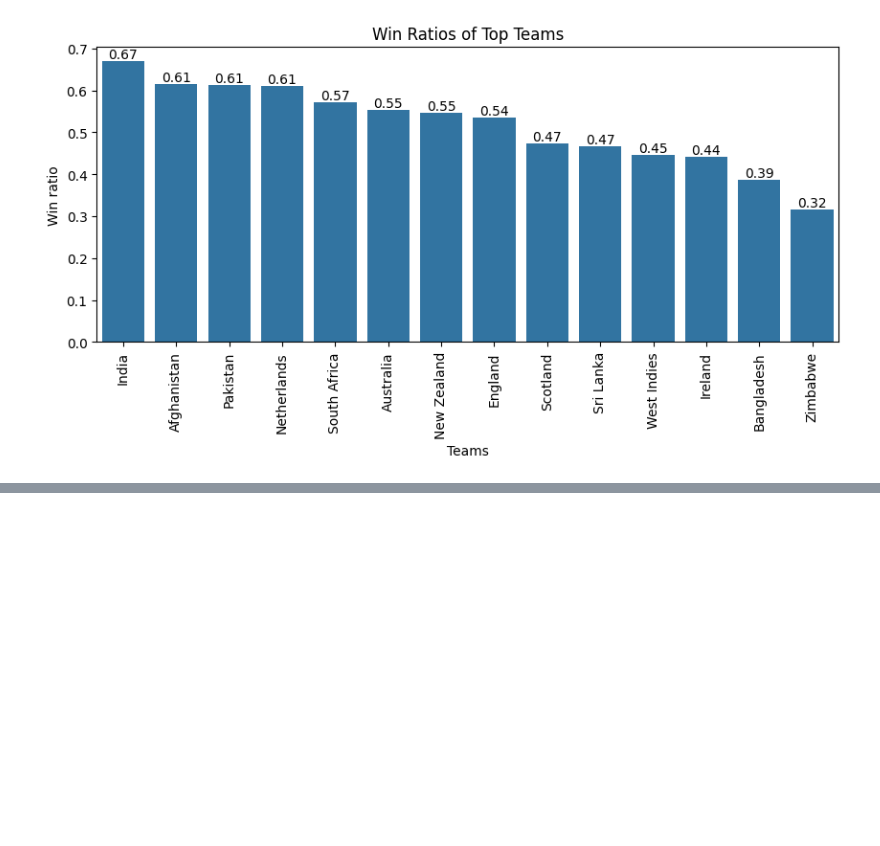
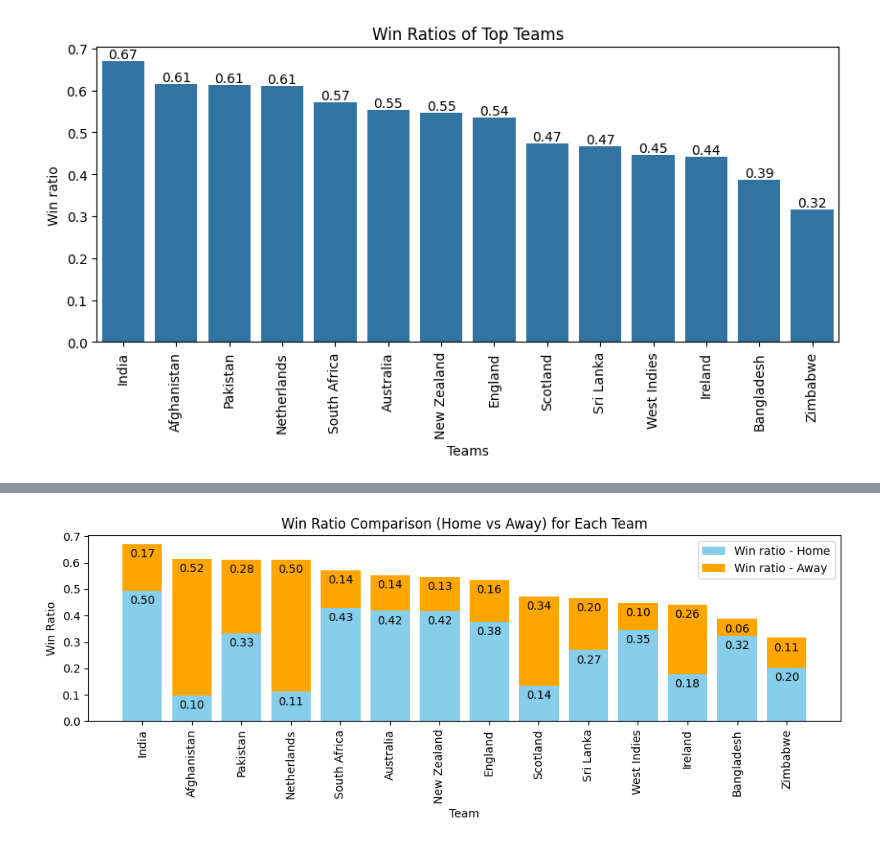
Before and after one commit to NishanD21/T20-Cricket-Data-Analysis, a Jupyter notebook: t20_cricket_analysis.ipynb, the cells around one changed output, grey strips where cells are left out. Saved outputs shown, nothing was run; the diff lists cells and outputs as text; code cells hidden in the pictures; blank space fills up the shorter version.

```diff
--- a/t20_cricket_analysis.ipynb
+++ b/t20_cricket_analysis.ipynb
@@ -442,3 +451,6 @@ for index, value in enumerate(filtered_winr_sorted['Win ratio']):
 plt.show()
 # %% [output]
 [figure]
+# %%
+filtered_winr_home_away = filtered_winr_sorted.drop(columns = {'Win ratio'})
+filtered_winr_home_away
@@ -444,0 +473,36 @@ plt.show()
+# %%
+# plotting the stacked bar chart of home and away win ratios
+
+fig, ax = plt.subplots(figsize=(10, 4))
+
+# Stacked bar chart
+bars_home = ax.bar(filtered_winr_home_away['Team'], filtered_winr_home_away['Win ratio - Home'], label='Win ratio - Home', color='skyblue')
+bars_away = ax.bar(filtered_winr_home_away['Team'], filtered_winr_home_away['Win ratio - Away'], bottom=filtered_winr_home_away['Win ratio - Home'], label='Win ratio - Away', color='orange')
+
+# Adding data labels for Home win ratios
+for bar in bars_home:
+    height = bar.get_height()
+    ax.text(bar.get_x() + bar.get_width()/2, height - 0.05, f'{height:.2f}', ha='center', color='black', fontsize=10)
+
+# Adding data labels for Away win ratios
+for bar in bars_away:
+    height = bar.get_height()
+    total_height = height + bar.get_y()
+    ax.text(bar.get_x() + bar.get_width()/2, total_height - 0.05, f'{height:.2f}', ha='center', color='black', fontsize=10)
+
+# Adding labels and title
+ax.set_xlabel('Team')
+ax.set_ylabel('Win Ratio')
+ax.set_title('Win Ratio Comparison (Home vs Away) for Each Team')
+
+# Rotating x-axis labels for readability
+plt.xticks(rotation=90)
+
+# Adding legend
+ax.legend()
+
+# Display the plot
+plt.tight_layout()
+plt.show()
+# %% [output]
+[figure, added]
```
Also changed, not shown: parts of 4 cells of this notebook.
